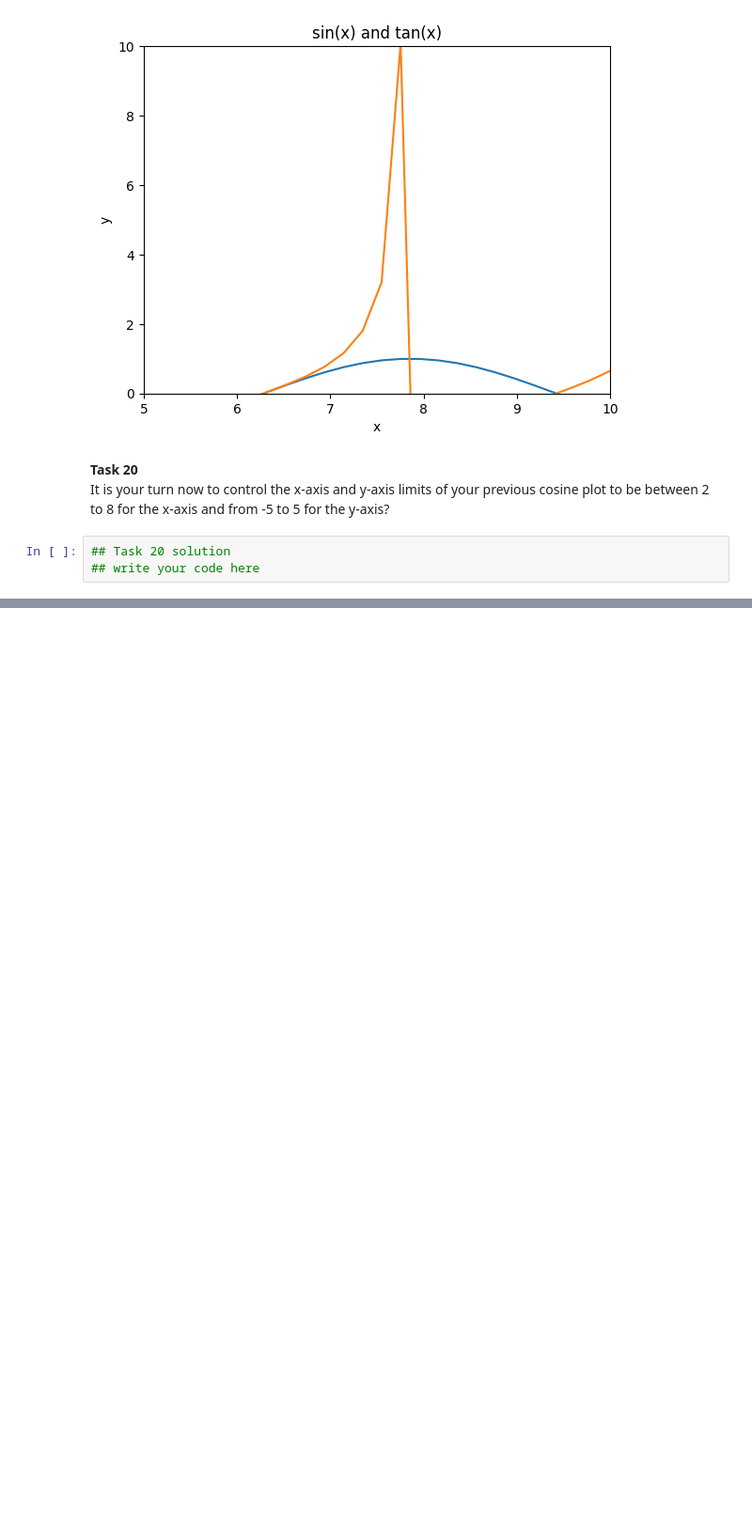
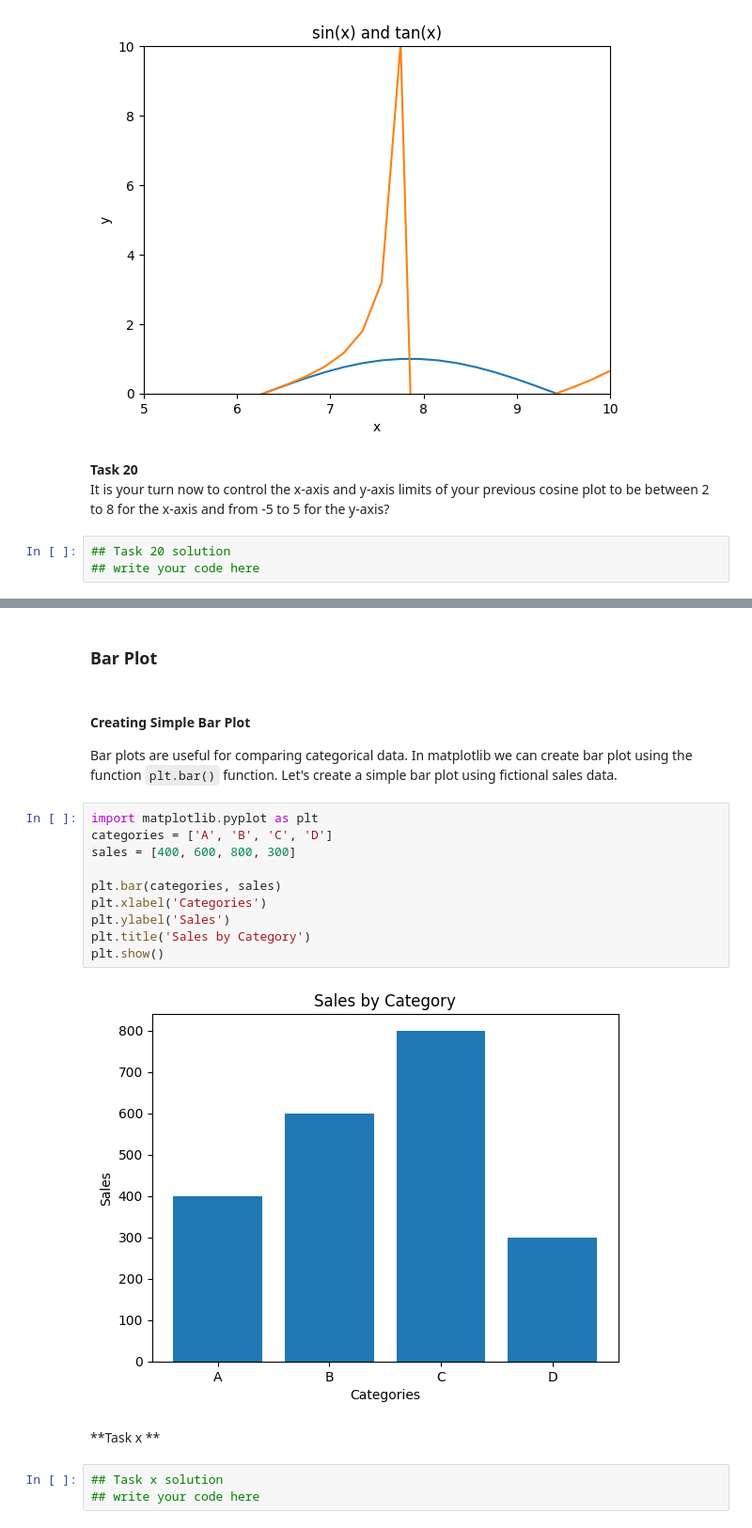
Before and after one commit to AhmadAlsaadi/ENCH320-Numpy, a Jupyter notebook: Matplotlib.ipynb, the cells around one changed output, grey strips where cells are left out. Shown at 94% size. Cells and saved outputs as stored; diff of their text form; blank space fills up the shorter version.

```diff
--- a/Matplotlib.ipynb
+++ b/Matplotlib.ipynb
@@ -465,0 +524,22 @@ It is your turn now to control the x-axis and y-axis limits of your previous cos
+# %% [markdown]
+### Bar Plot
+# %% [markdown]
+#### Creating Simple Bar Plot
+Bar plots are useful for comparing categorical data. In matplotlib we can create bar plot using the function `plt.bar()` function. Let's create a simple bar plot using fictional sales data.
+# %%
+import matplotlib.pyplot as plt
+categories = ['A', 'B', 'C', 'D']
+sales = [400, 600, 800, 300]
+
+plt.bar(categories, sales)
+plt.xlabel('Categories')
+plt.ylabel('Sales')
+plt.title('Sales by Category')
+plt.show()
+# %% [output]
+[figure, added]
+# %% [markdown]
+**Task x **
+# %%
+## Task x solution
+## write your code here
```
Also changed, not shown: parts of 35 cells of this notebook, 1 other file.
